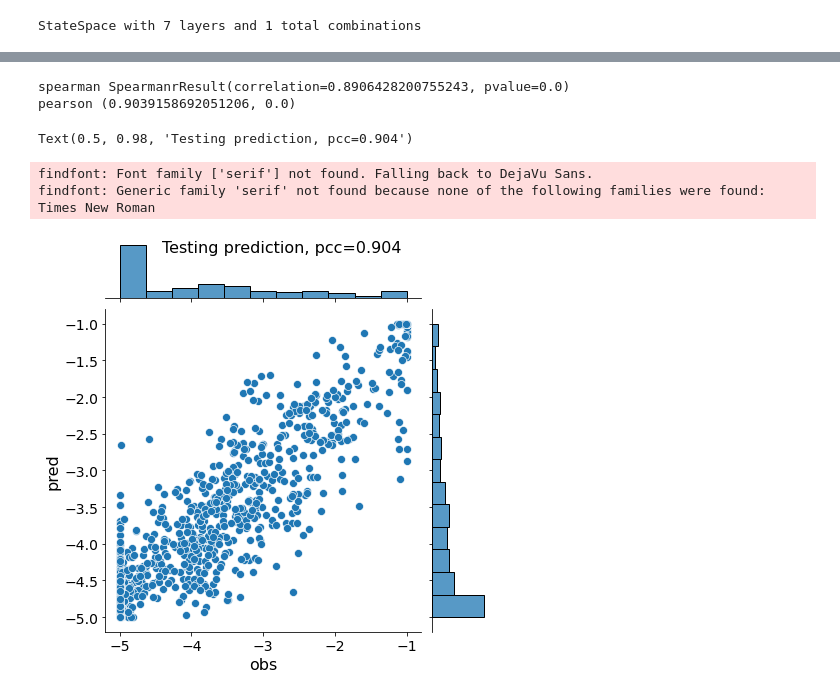
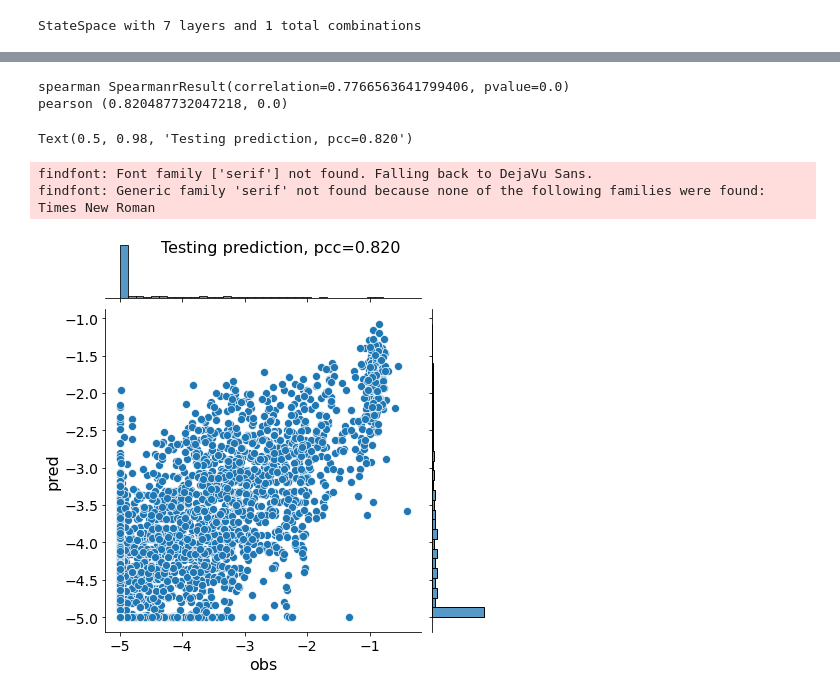
Before and after one commit to zj-zhang/Elektrum, a Jupyter notebook: notebooks/03-KINN-AMBERsearch-Demo.ipynb, the cells around one changed output, grey strips where cells are left out. Cells and saved outputs as stored; diff of their text form; code cells hidden in the pictures.

Commit message:
KINN search for 13bit encoding (include ref)

```diff
--- a/notebooks/03-KINN-AMBERsearch-Demo.ipynb
+++ b/notebooks/03-KINN-AMBERsearch-Demo.ipynb
@@ -63,3 +40,9 @@ target_idx = label_annot['wtCas9_cleave_rate_log']
+# %%
+(x_train, y_train), (x_test, y_test) = load_finkelstein_data(
+    target='wtCas9_cleave_rate_log',
+    include_ref=True,
+    logbase=10
+)
 # %% [markdown]
 ## Setup AMBER
 # %%
@@ -88,8 +147,7 @@ controller = pmbga.ProbaModelBuildGeneticAlgo(
 # %%
 # trainEnv parameters
-samps_per_gen = 10   # how many arcs to sample in each generation; important
-max_gen = 1500
-epsilon = 0.05
-patience = 200
-n_warmup_gen = -1
-wd = "outputs/notebook"
+samps_per_gen = 5   # how many arcs to sample in each generation; important
+max_gen = 1000
+patience = 300
+n_warmup_gen = 0
+wd = "outputs/notebook_wtCas9"
@@ -326,5 +342,5 @@ pickle.load(open("outputs/notebook/AmberSearchBestModel_config.pkl", "rb"))
    'CONTRIB': 1}],
  'Data': {'contrib_rate_names': ['k_30']}}
 # %%
-mb = reload_from_dir("outputs/notebook", replace_conv_by_fc=False, n_channels=8)
+mb = reload_from_dir(wd, manager_kwargs=manager_kwargs)
 model = mb.model
@@ -349,20 +346,0 @@ ________________________________________________________________________________
-# %%
-x_train_b = mb.blockify_seq_ohe(x_train)
-x_test_b = mb.blockify_seq_ohe(x_test)
-checkpointer = ModelCheckpoint(
-    filepath=os.path.join(wd,"bestmodel.h5"), mode='min', verbose=0, save_best_only=True,
-    save_weights_only=True)
-earlystopper = EarlyStopping(
-    monitor="val_loss",
-    mode='min',
-    patience=15,
-    verbose=0)
-
-model.fit(x_train_b, y_train[:,target_idx],
-          batch_size=32,
-          validation_split=0.2,
-          callbacks=[checkpointer, earlystopper],
-          epochs=225, verbose=2)
-model.load_weights(os.path.join(wd,"bestmodel.h5"))
-y_hat = model.predict(x_test_b).flatten()
-test_pcc = ss.pearsonr(y_hat, y_test[:,target_idx])[0]
@@ -443,17 +399,17 @@ array([[[ 0.   ],
 # %%
 x_test_b = mb.blockify_seq_ohe(x_test)
 y_hat = model.predict(x_test_b).flatten()
 y_hat = np.clip(y_hat, -5, -1)
-h = sns.jointplot(y_test[:,target_idx], y_hat)
+h = sns.jointplot(y_test, y_hat)
 h.set_axis_labels("obs", "pred", fontsize=16)
-print("spearman", ss.spearmanr(y_hat, y_test[:,target_idx]))
-p = ss.pearsonr(y_hat, y_test[:,target_idx])
+print("spearman", ss.spearmanr(y_hat, y_test))
+p = ss.pearsonr(y_hat, y_test)
 print("pearson", p)
 h.fig.suptitle("Testing prediction, pcc=%.3f"%p[0], fontsize=16)
 # %% [output]
-spearman SpearmanrResult(correlation=0.8906428200755243, pvalue=0.0)
-pearson (0.9039158692051206, 0.0)
+spearman SpearmanrResult(correlation=0.7766563641799406, pvalue=0.0)
+pearson (0.820487732047218, 0.0)
-Text(0.5, 0.98, 'Testing prediction, pcc=0.904')
+Text(0.5, 0.98, 'Testing prediction, pcc=0.820')
 findfont: Font family ['serif'] not found. Falling back to DejaVu Sans.
 findfont: Generic family 'serif' not found because none of the following families were found: Times New Roman
-[figure, old version]
+[figure, new version]
```
Also changed, not shown: parts of 29 cells of this notebook.
